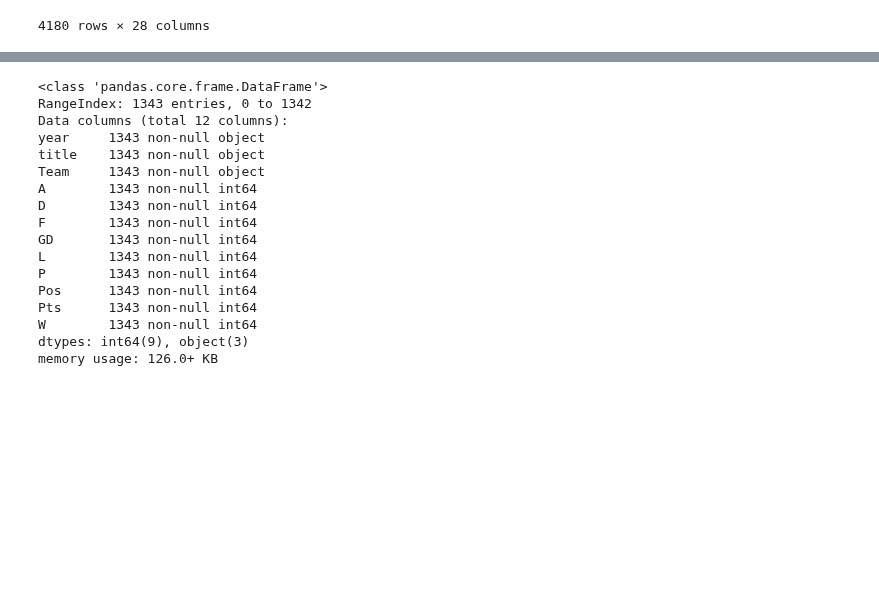
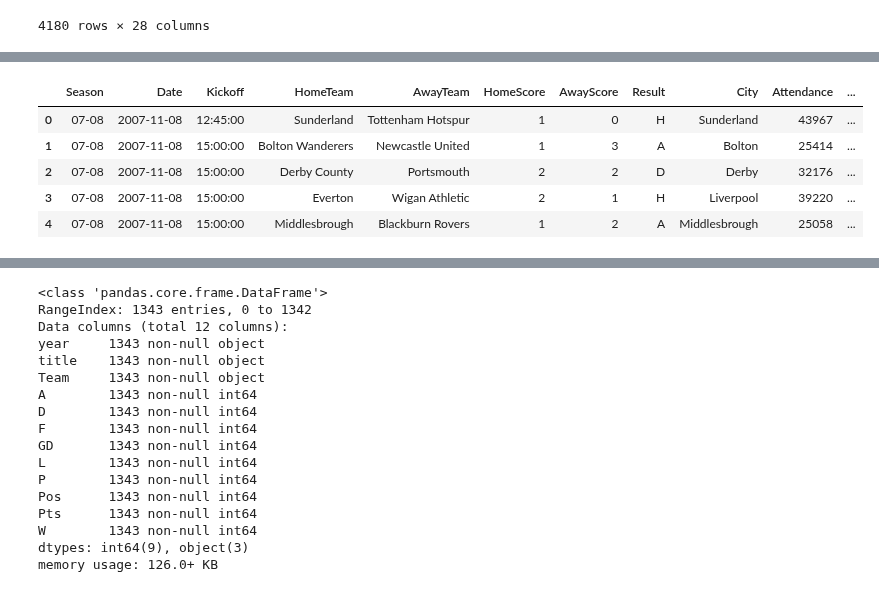
Before and after one commit to myfriendscallmeJ/a4, a Jupyter notebook: Project 4.ipynb, the cells around one changed output, grey strips where cells are left out. Cells and saved outputs as stored; diff of their text form; code cells hidden in the pictures; blank space fills up the shorter version.

```diff
--- a/Project 4.ipynb
+++ b/Project 4.ipynb
@@ -444,3 +462,18 @@ PremierLeague
+# %%
+PremierLeague= PremierLeague[['Season', 'Date', 'Kickoff', 'HomeTeam', 'AwayTeam', 'FTHG', 'FTAG', 'FTR', 'City',
+                             'Att', 'DayofWeek', 'Referee', 'HTHG', 'HTAG', 'HTR', 'HS', 'AS', 'HST', 'AST', 'HF',
+                             'AF','HC', 'AC', 'HY', 'AY', 'HR', 'AR']]
+PremierLeague.columns = ['Season', 'Date', 'Kickoff', 'HomeTeam', 'AwayTeam', 'HomeScore', 'AwayScore', 'Result', 'City',
+                             'Attendance', 'DayofWeek', 'Referee', 'HTHG', 'HTAG', 'HTR', 'HomeShots', 'AwayShots', 'HomeShotsOnTarget', 'AwayShotsOnTarget', 'HomeFouls',
+                             'AwayFouls','HomeCorners', 'AwayCorners', 'HomeYellows', 'AwayYellows', 'HomeReds', 'AwayReds']
+PremierLeague.head()
+# %% [output]
+|  | Season | Date | Kickoff | HomeTeam | AwayTeam | HomeScore | AwayScore | Result | City | Attendance | ... |
+| 0 | 07-08 | 2007-11-08 | 12:45:00 | Sunderland | Tottenham Hotspur | 1 | 0 | H | Sunderland | 43967 | ... |
+| 1 | 07-08 | 2007-11-08 | 15:00:00 | Bolton Wanderers | Newcastle United | 1 | 3 | A | Bolton | 25414 | ... |
+| 2 | 07-08 | 2007-11-08 | 15:00:00 | Derby County | Portsmouth | 2 | 2 | D | Derby | 32176 | ... |
+| 3 | 07-08 | 2007-11-08 | 15:00:00 | Everton | Wigan Athletic | 2 | 1 | H | Liverpool | 39220 | ... |
+| 4 | 07-08 | 2007-11-08 | 15:00:00 | Middlesbrough | Blackburn Rovers | 1 | 2 | A | Middlesbrough | 25058 | ... |
 # %%
 #How many unique combinations of date and city are there? that is, how many calls weather
 
```
Also changed, not shown: parts of 7 cells of this notebook.
